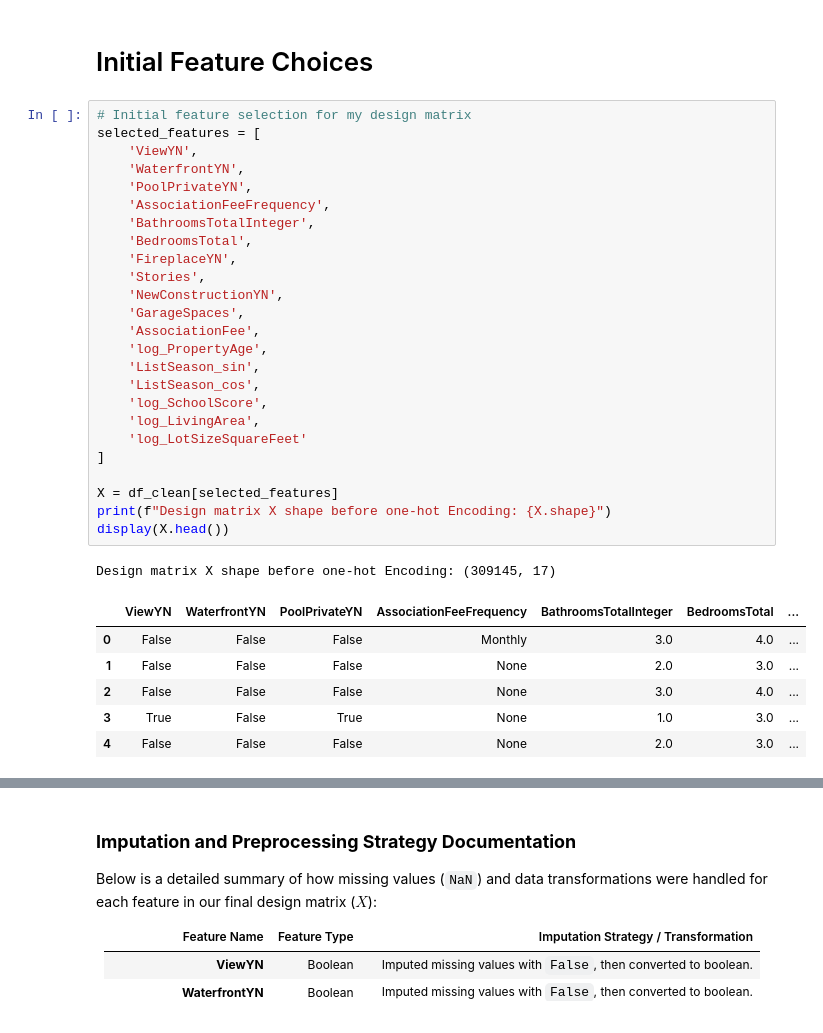
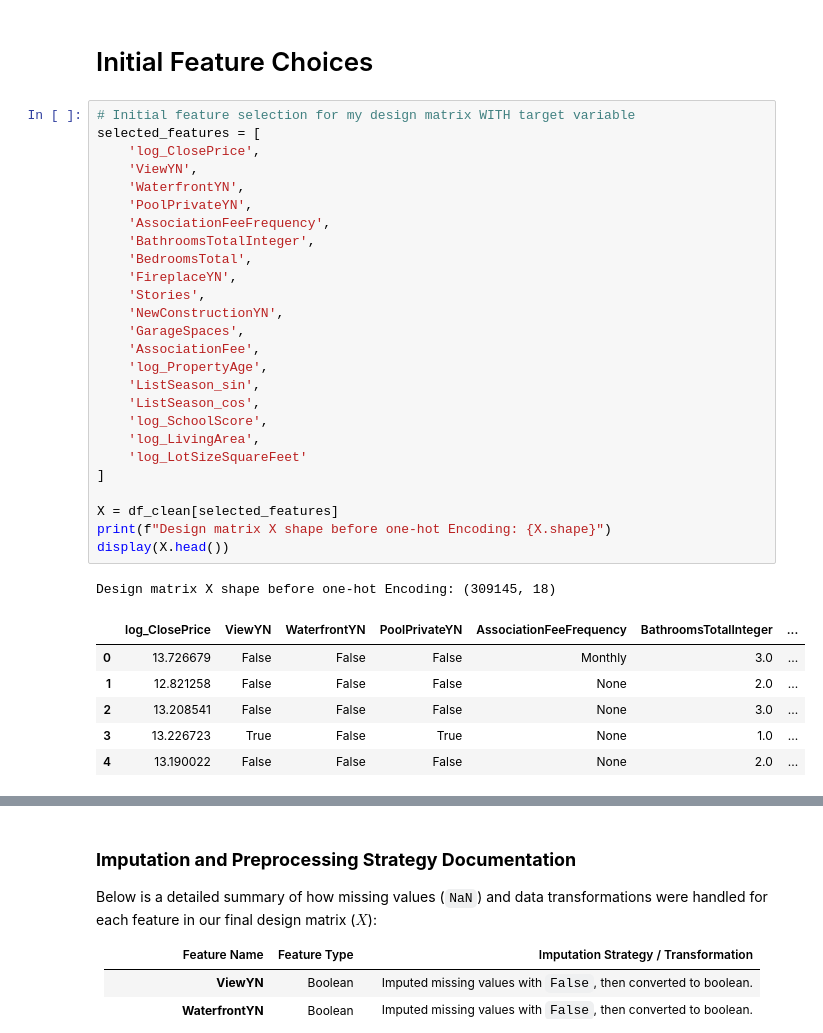
Before and after one commit to HKozuka/IDX-Exchange-Data-Science, a Jupyter notebook: 02_preprocessing.ipynb, the cells around one changed output, grey strips where cells are left out. Saved outputs shown, nothing was run; the diff lists cells and outputs as text.

```diff
--- a/02_preprocessing.ipynb
+++ b/02_preprocessing.ipynb
@@ -792,38 +802,39 @@ Summary of correlations and association strengths with ClosePrice:
 # %% [markdown]
 # Initial Feature Choices
 # %%
-# Initial feature selection for my design matrix
+# Initial feature selection for my design matrix WITH target variable
 selected_features = [
+    'log_ClosePrice',
     'ViewYN',
     'WaterfrontYN',
     'PoolPrivateYN',
     'AssociationFeeFrequency',
     'BathroomsTotalInteger',
     'BedroomsTotal',
     'FireplaceYN',
     'Stories',
     'NewConstructionYN',
     'GarageSpaces',
     'AssociationFee',
     'log_PropertyAge',
     'ListSeason_sin',
     'ListSeason_cos',
     'log_SchoolScore',
     'log_LivingArea',
     'log_LotSizeSquareFeet'
 ]
 
 X = df_clean[selected_features]
 print(f"Design matrix X shape before one-hot Encoding: {X.shape}")
 display(X.head())
 # %% [output]
-Design matrix X shape before one-hot Encoding: (309145, 17)
+Design matrix X shape before one-hot Encoding: (309145, 18)
-|  | ViewYN | WaterfrontYN | PoolPrivateYN | AssociationFeeFrequency | BathroomsTotalInteger | BedroomsTotal | ... |
-| 0 | False | False | False | Monthly | 3.0 | 4.0 | ... |
-| 1 | False | False | False | None | 2.0 | 3.0 | ... |
-| 2 | False | False | False | None | 3.0 | 4.0 | ... |
-| 3 | True | False | True | None | 1.0 | 3.0 | ... |
-| 4 | False | False | False | None | 2.0 | 3.0 | ... |
+|  | log_ClosePrice | ViewYN | WaterfrontYN | PoolPrivateYN | AssociationFeeFrequency | BathroomsTotalInteger | ... |
+| 0 | 13.726679 | False | False | False | Monthly | 3.0 | ... |
+| 1 | 12.821258 | False | False | False | None | 2.0 | ... |
+| 2 | 13.208541 | False | False | False | None | 3.0 | ... |
+| 3 | 13.226723 | True | False | True | None | 1.0 | ... |
+| 4 | 13.190022 | False | False | False | None | 2.0 | ... |
 # %%
 # Create a clean copy of the selected features to avoid SettingWithCopyWarnings
 X = df_clean[selected_features].copy()
```
Also changed, not shown: parts of 14 cells of this notebook.
